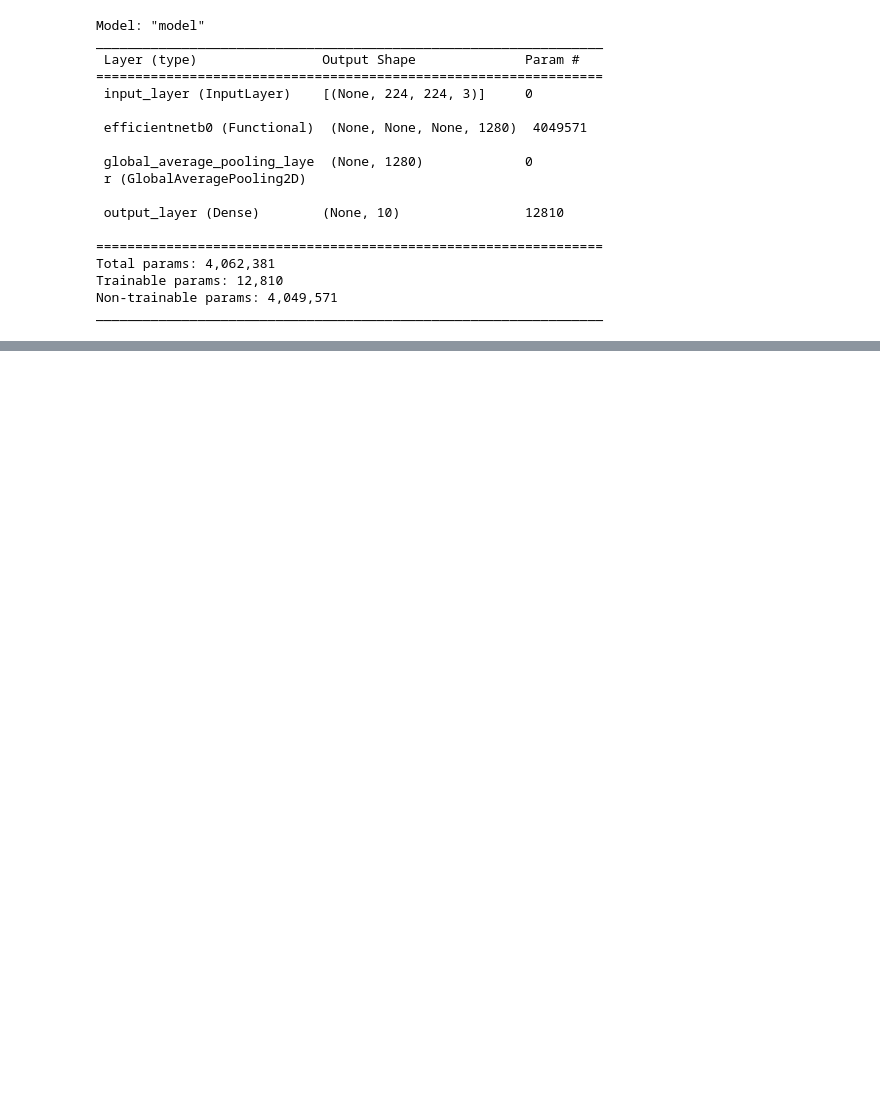
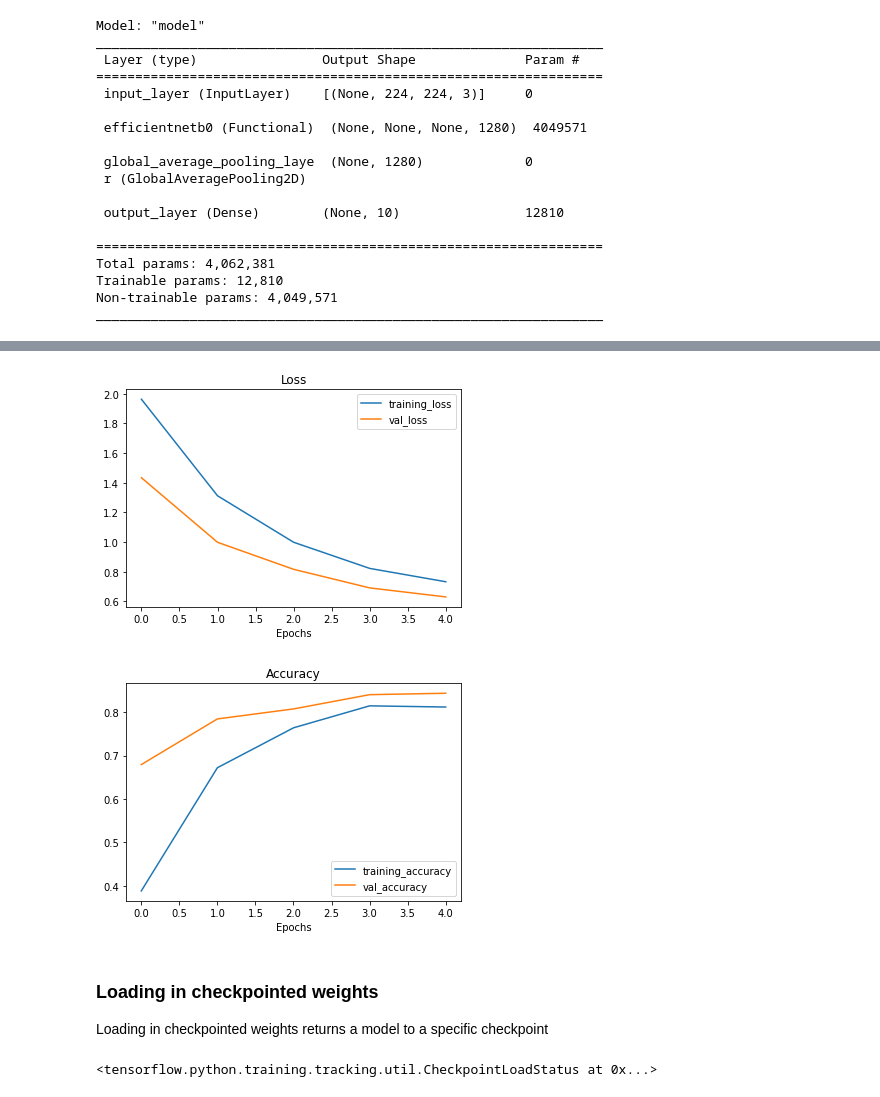
Before and after one commit to krishnamenon215/Tensorflow, a Jupyter notebook: 05_transfer_learning_in_tensorflow_part_2_fine_tuning.ipynb, the cells around one changed output, grey strips where cells are left out. Cells and saved outputs as stored; diff of their text form; code cells hidden in the pictures; blank space fills up the shorter version.

```diff
--- a/05_transfer_learning_in_tensorflow_part_2_fine_tuning.ipynb
+++ b/05_transfer_learning_in_tensorflow_part_2_fine_tuning.ipynb
@@ -261,0 +521,5 @@ plot_loss_curves(history_0)
+# %%
+#get the data and we have data downloaded earlier
+
+train_dir_10_percent ="10_food_classes_10_percent/train/"
+test_dir = "10_food_classes_10_percent/test/"
@@ -261,0 +540,14 @@ plot_loss_curves(history_0)
+# %%
+#create model 2 with data augmentation built in
+from tensorflow.keras import layers
+from tensorflow.keras.layers.experimental import preprocessing
+from tensorflow.keras.models import Sequential
+
+#Build data augmentation layer
+data_augmentation = Sequential([
+    preprocessing.RandomFlip("horizontal"),
+    preprocessing.RandomRotation(0.2),
+    preprocessing.RandomHeight(0.2),
+    preprocessing.RandomWidth(0.2),
+    preprocessing.RandomZoom(0.2)
+],name="data_augmentation")
@@ -261,0 +580,22 @@ plot_loss_curves(history_0)
+# %%
+#Set checkpoint path
+checkpoint_path = "ten_percent_model_checkpoints_weights/checkpoint.ckpt"
+
+#Create a modelcheckpoint callback that saves models weights only
+checkpoint_callback = tf.keras.callbacks.ModelCheckpoint(filepath = checkpoint_path,
+                                                         save_weights_only = True,
+                                                         save_best_only = False,
+                                                         save_freq="epoch",
+                                                         verbose=1)
+# %%
+from prompt_toolkit.key_binding.bindings.vi import create_operator_decorator
+#Fit the model
+initial_epochs=5
+history_10_percent_aug = model_2.fit(train_data_10_percent,
+                                   epochs = 5,
+                                   steps_per_epoch = len(train_data_10_percent),
+                                   validation_data = test_data,
+                                   validation_steps = int(0.25 * len(test_data)),
+                                   callbacks = [create_tensorboard_callback(dir_name="transfer_learning",
+                                                                            experiment_name = "10_percent_data_aug"),
+                                                checkpoint_callback])
@@ -261,0 +625,15 @@ plot_loss_curves(history_0)
+# %%
+#plot model loss curves
+plot_loss_curves(history_10_percent_aug)
+# %% [output]
+[figure, added]
+[figure, added]
+# %% [markdown]
+### Loading in checkpointed weights
+
+Loading in checkpointed weights returns a model to a specific checkpoint
+# %%
+#Load in daved model weights and evaluate the model
+model_2.load_weights(checkpoint_path)
+# %% [output]
+<tensorflow.python.training.tracking.util.CheckpointLoadStatus at 0x...>
```
Also changed, not shown: parts of 71 cells of this notebook.
